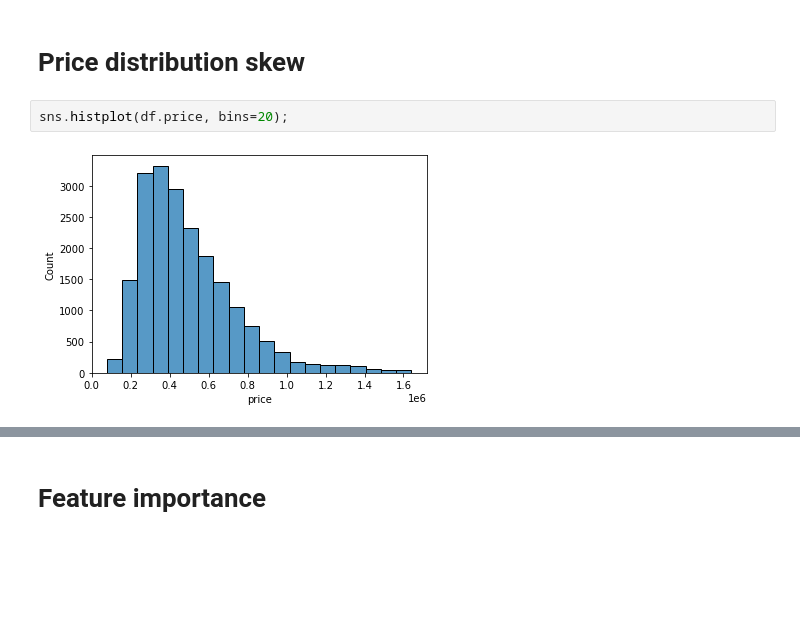
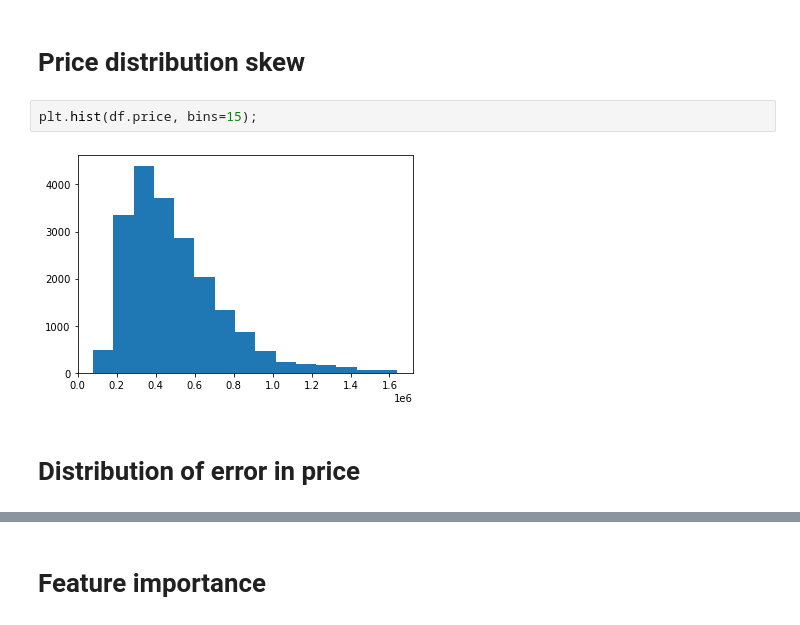
Before and after one commit to willcline613/bsc-phase-two-project, a Jupyter notebook: notebooks/exploratory/will/will-main.ipynb, the cells around one changed output, grey strips where cells are left out. Drawn from its saved outputs; the diff is of its cells as text; blank space fills up the shorter version.

```diff
--- a/notebooks/exploratory/will/will-main.ipynb
+++ b/notebooks/exploratory/will/will-main.ipynb
@@ -456,6 +406,8 @@ all_df
 # %% [markdown]
 # Price distribution skew
 # %%
-sns.histplot(df.price, bins=20);
+plt.hist(df.price, bins=15);
 # %% [output]
-[figure, old version]
+[figure, new version]
+# %% [markdown]
+# Distribution of error in price
```
Also changed, not shown: parts of 41 cells of this notebook, 2 other files.
